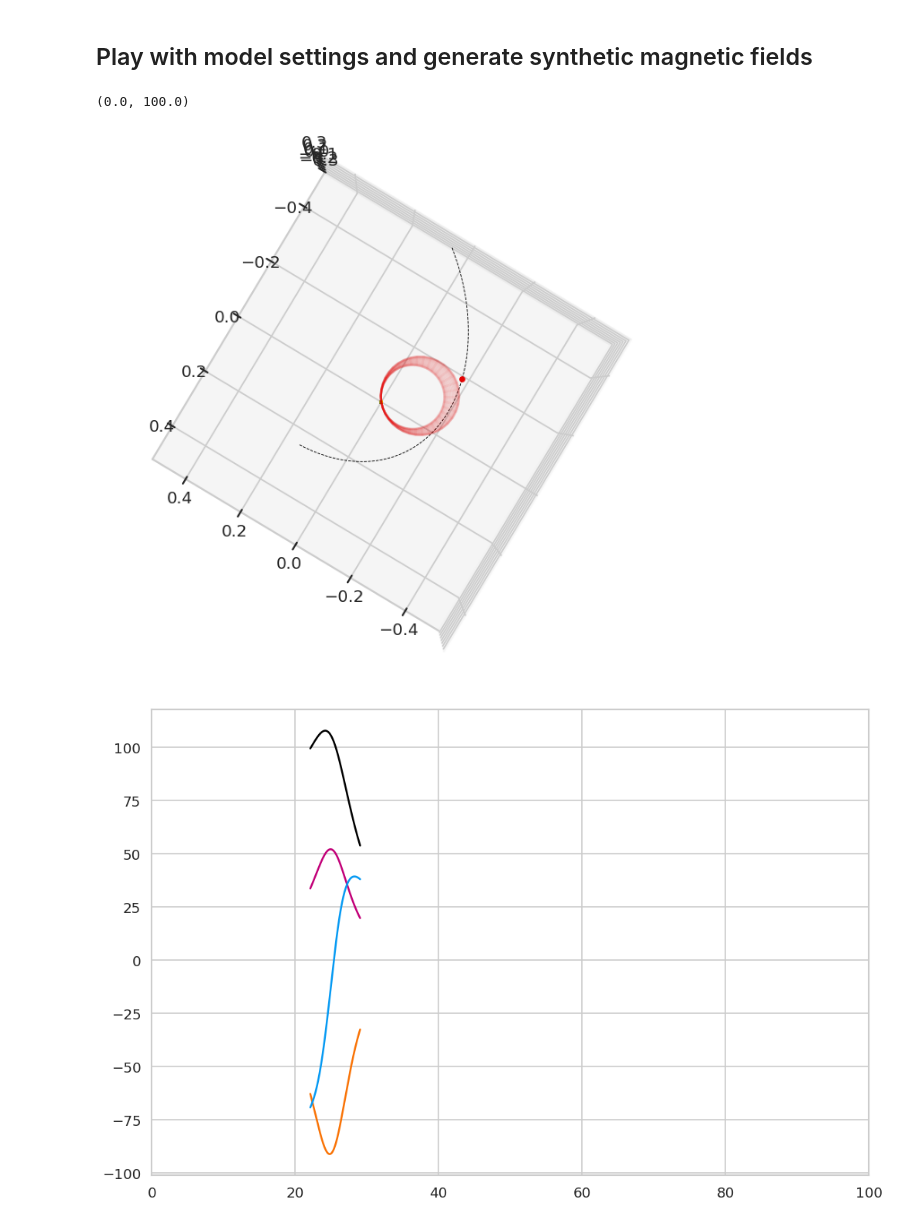
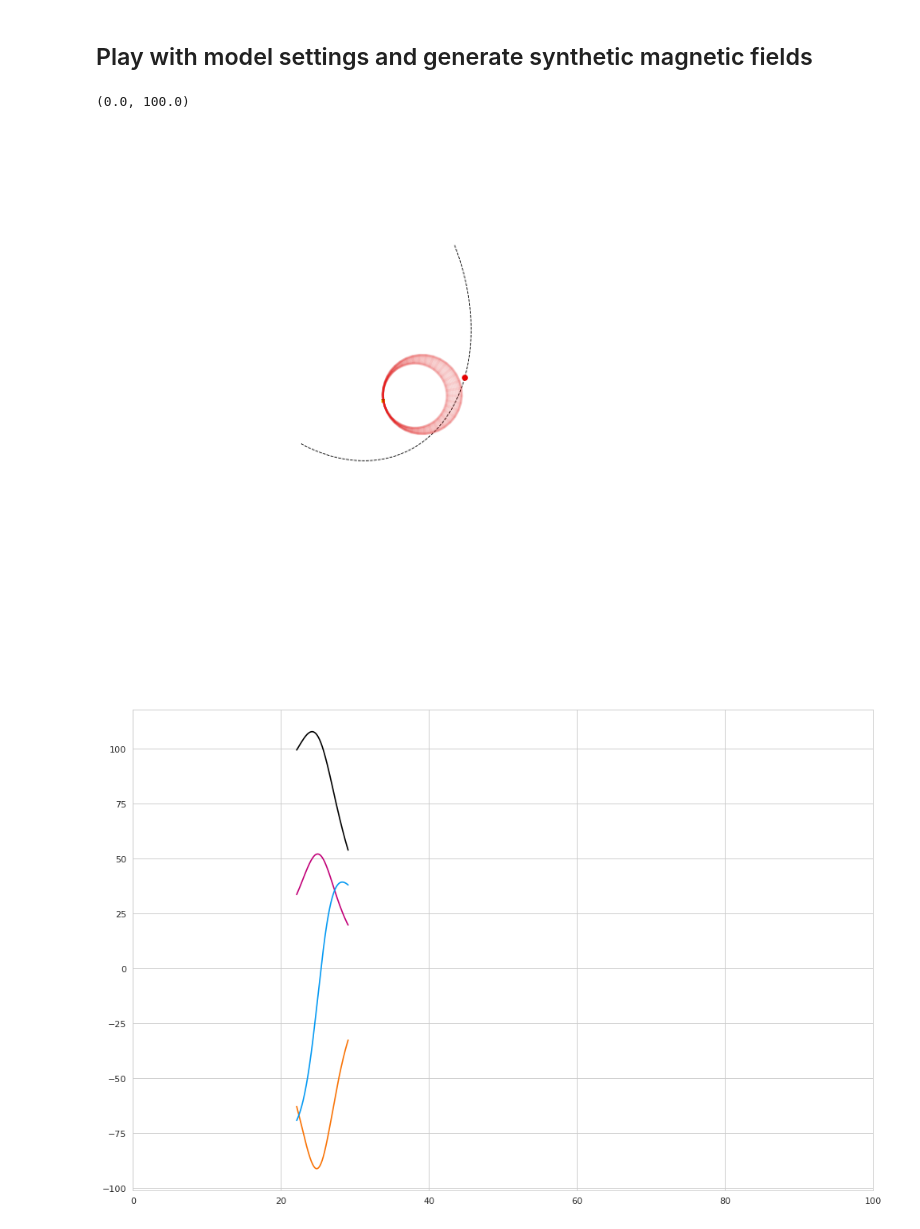
Before and after one commit to helioforecast/Papers, a Jupyter notebook: Moestl2020_PSP_rate/psp_3dcore.ipynb, the cells around one changed output. Drawn from its saved outputs; the diff is of its cells as text; code cells hidden in the pictures.

```diff
--- a/Moestl2020_PSP_rate/psp_3dcore.ipynb
+++ b/Moestl2020_PSP_rate/psp_3dcore.ipynb
@@ -854,28 +1067,28 @@ def plot_3dcore3(ax, obj, t_snap, **kwargs):
 # %%
 sns.set_style('whitegrid')
 fig = plt.figure(figsize=(15, 10),dpi=80)
 ax = fig.add_subplot(111, projection='3d')
 
-plot_configure3(ax, view_azim=125, view_elev=90, view_radius=.5)
+plot_configure(ax, view_azim=125, view_elev=90, view_radius=.5)
 #plot_configure3(ax, view_azim=125, view_elev=90, view_radius=.2)
 
 plot_3dcore3(ax, model_obj2, TP1, color=C_A)
 #plot_3dcore_field(ax, model_obj2, color=C_A, steps=300, step_size=0.0005, lw=1.5, ls=":")
 plot_traj(ax, "PSP", TP1, frame="ECLIPJ2000", color=C_A)
 plot_traj(ax, "PSP", TP1, frame="ECLIPJ2000", color="k", traj_pos=False, traj_major=None, traj_minor=300,lw=1.5)
 
 
 fig = plt.figure(figsize=(15, 10),dpi=80)
 ax = fig.add_subplot(111)
 
 simtime_rt1=np.round((parse_time(rt1).plot_date-parse_time(t_launch).plot_date)*24,4)
 
 ax.plot(simtime_rt1, rbtot1, color=C0, label="$|B|$")
 ax.plot(simtime_rt1, rbxyz1[:, 0], color=C1, label="$B_R$")
 ax.plot(simtime_rt1, rbxyz1[:, 1], color=C2, label="$B_T$")
 ax.plot(simtime_rt1, rbxyz1[:, 2], color=C3, label="$B_N$")
 ax.set_xlim(0,100)
 # %% [output]
 (0.0, 100.0)
-[figure, old version]
+[figure, new version]
-[figure, old version]
+[figure, new version]
```
Also changed, not shown: parts of 10 cells of this notebook, 3 other files.
